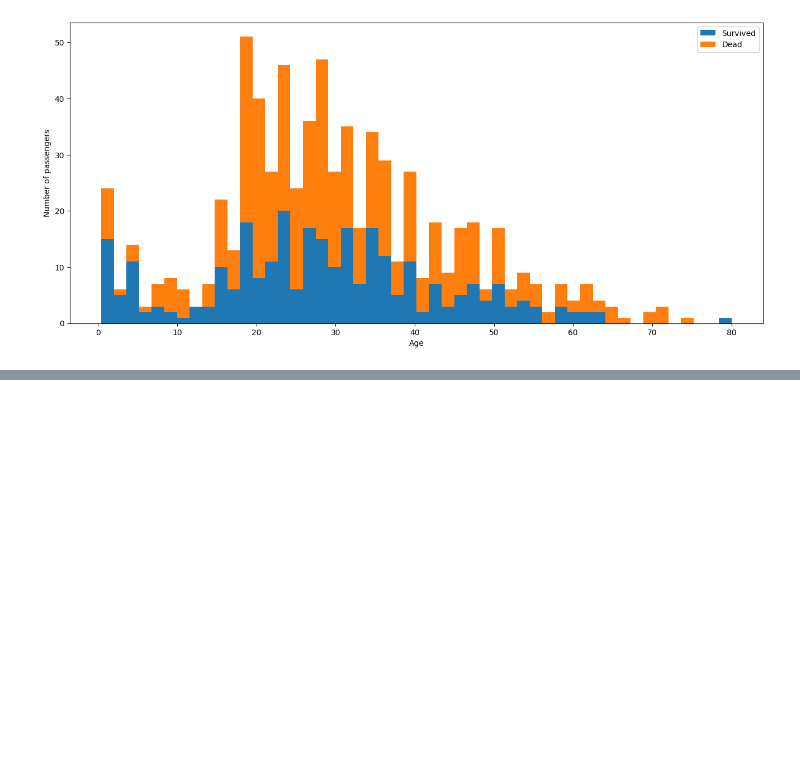
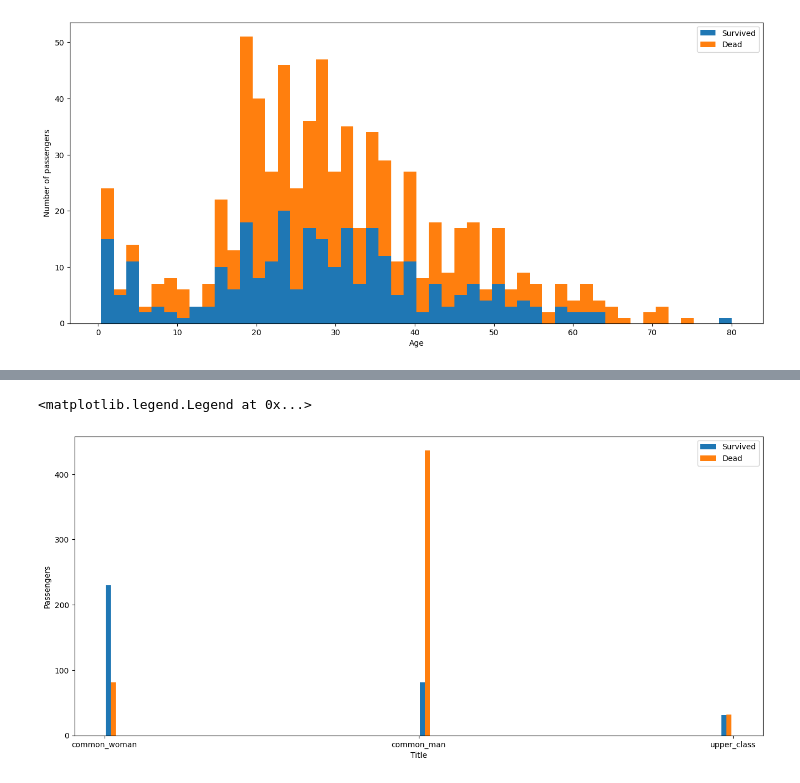
Before and after one commit to d3smondwong/Kaggle-Titanic---Predict-survival, a Jupyter notebook: Kaggle Titanic Predict survival.ipynb, the cells around one changed output, grey strips where cells are left out. Saved outputs shown, nothing was run; the diff lists cells and outputs as text; code cells hidden in the pictures; blank space fills up the shorter version.

```diff
--- a/Kaggle Titanic Predict survival.ipynb
+++ b/Kaggle Titanic Predict survival.ipynb
@@ -98,0 +163,21 @@ plt.legend()
+# %%
+# Reduce the title to significant groups. Eg. Ms, Miss and Mrs will be common lady
+
+Title_Dictionary = {"Capt": "upper_class",
+                    "Col": "upper_class",
+                    "Major": "upper_class",
+                    "Jonkheer": "upper_class",
+                    "Don": "upper_class",
+                    "Sir" : "upper_class",
+                    "Dr": "upper_class",
+                    "Rev": "upper_class",
+                    "the Countess":"upper_class",
+                    "Mme": "common_woman",
+                    "Mlle": "common_woman",
+                    "Ms": "common_woman",
+                    "Mr" : "common_man",
+                    "Mrs" : "common_woman",
+                    "Miss" : "common_woman",
+                    "Master" : "upper_class",
+                    "Lady" : "upper_class"}
+combined_df['Title']=combined_df['Title'].map(Title_Dictionary)
@@ -98,0 +192,10 @@ plt.legend()
+# %%
+figure = plt.figure(figsize=(16, 7))
+plt.hist([combined_df[combined_df['Survived'] == 1]['Title'], combined_df[combined_df['Survived'] == 0]['Title']],
+         stacked=False, bins = 50, label = ['Survived','Dead'])
+plt.xlabel('Title')
+plt.ylabel('Passengers')
+plt.legend()
+# %% [output]
+<matplotlib.legend.Legend at 0x...>
+[figure, added]
```
Also changed, not shown: parts of 25 cells of this notebook.
